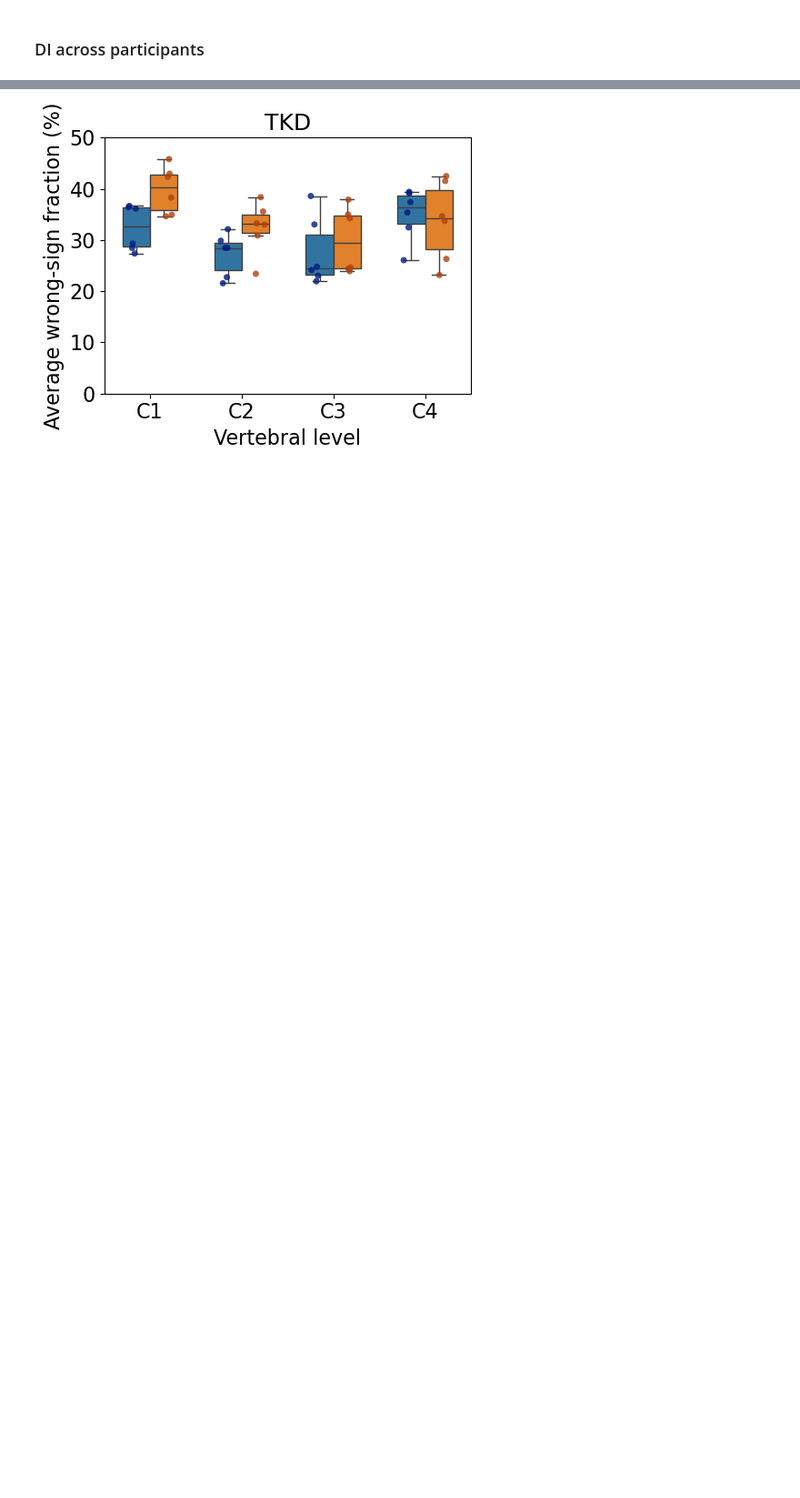
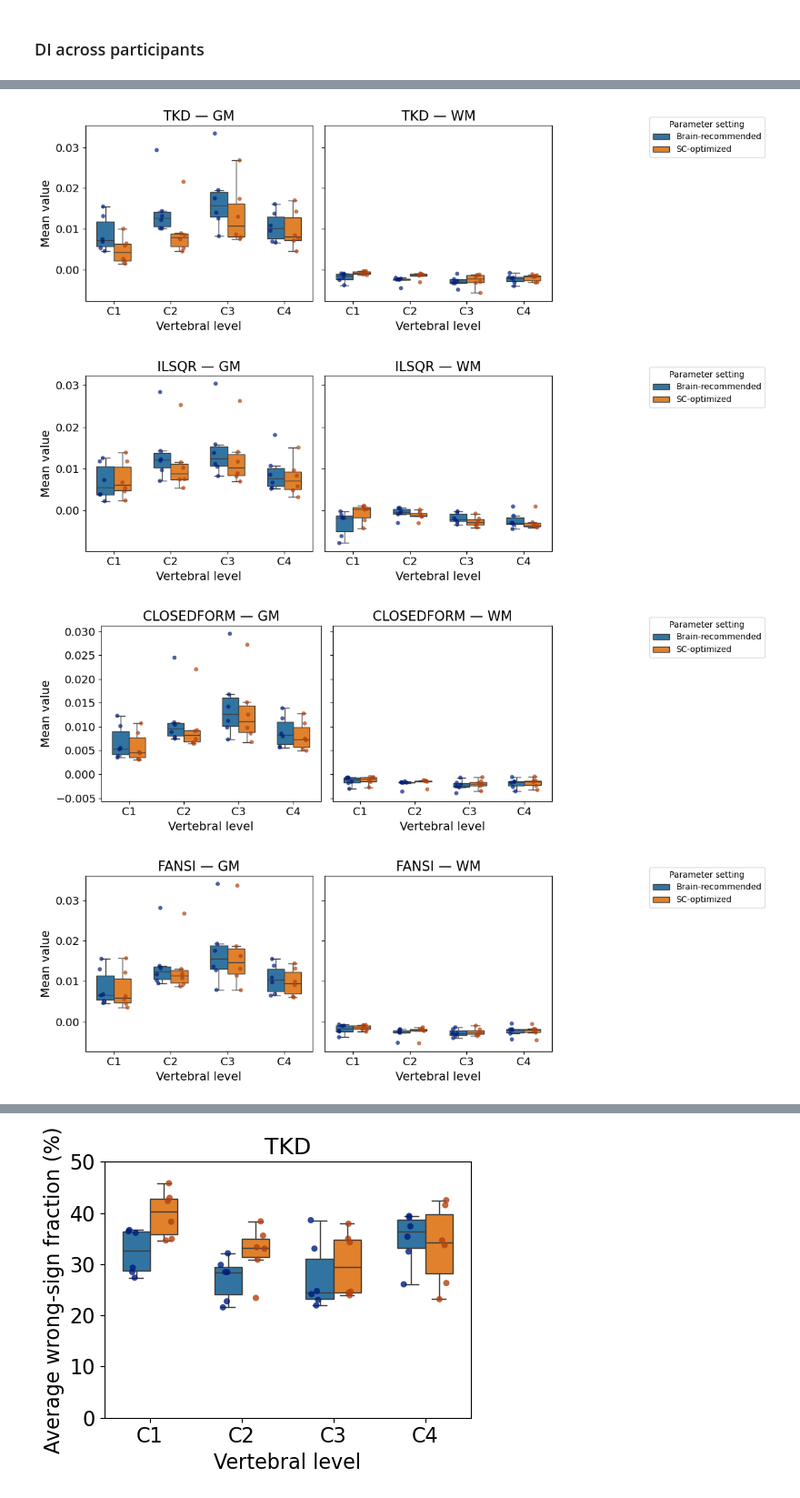
Before and after one commit to sriosq/Image-processing-strategies, a Jupyter notebook: qsm_testing/chi_mapping_metric_analysis.ipynb, the cells around one changed output, grey strips where cells are left out. Shown at 91% size. Cells and saved outputs as stored; diff of their text form; code cells hidden in the pictures; blank space fills up the shorter version.

Commit message:
statistical analysis of BGFR and DI in-vivo

```diff
--- a/qsm_testing/chi_mapping_metric_analysis.ipynb
+++ b/qsm_testing/chi_mapping_metric_analysis.ipynb
@@ -1039,6 +1039,6 @@ grouped_by_mean["iqr"] = grouped_by_mean["q3"] - grouped_by_mean["q1"]
 # %%
-for algo in df["algorithm"].unique():
-    sub = df[df["algorithm"] == algo]
+for algo in bgfr_df["algorithm"].unique():
+    sub = bgfr_df[bgfr_df["algorithm"] == algo]
 
     fig, ax = plt.subplots(figsize=(5,4))
 
@@ -1207,3 +1207,10 @@ for algo in combined_plot_df["algorithm"].unique():
 [figure]
 [figure]
 [figure]
+# %%
+subj_wcnr = (
+    bgfr_df.groupby(["subject", "algorithm", "config"])["final_metric"]
+    .mean()
+    .reset_index()
+)
+print(subj_wcnr)
@@ -1301,0 +1434,67 @@ for algo in df["algorithm"].unique():
+# %%
+hue_order = ["Brain-recommended", "SC-optimized"]
+
+for algo in plot_di_df["algorithm"].unique():
+    sub = plot_di_df[plot_di_df["algorithm"] == algo]
+
+    fig, axes = plt.subplots(1, 2, figsize=(10, 4), sharey=True)
+
+    order = ["C1", "C2", "C3", "C4"]
+    order = [v for v in order if v in sub["vertebrae"].unique()]
+
+    for ax, tissue in zip(axes, ["GM", "WM"]):
+        sub_tissue = sub[sub["tissue"] == tissue]
+
+        sns.boxplot(
+            data=sub_tissue,
+            x="vertebrae",
+            y="mean_value",
+            hue="config",
+            hue_order=hue_order,
+            order=order,
+            palette="tab10",
+            showfliers=False,
+            width=0.6,
+            ax=ax
+        )
+
+        sns.stripplot(
+            data=sub_tissue,
+            x="vertebrae",
+            y="mean_value",
+            hue="config",
+            hue_order=hue_order,
+            order=order,
+            dodge=True,
+            palette="dark",
+            alpha=0.7,
+            size=5,
+            ax=ax
+        )
+
+        # Remove duplicated legends
+        if ax.get_legend() is not None:
+            ax.get_legend().remove()
+
+        ax.set_title(f"{algo} — {tissue}", fontsize=16)
+        ax.set_xlabel("Vertebral level", fontsize=14)
+        ax.set_ylabel("Mean value" if tissue == "GM" else "", fontsize=14)
+        ax.tick_params(axis="both", labelsize=13)
+
+    # One legend for whole figure
+    handles, labels = axes[0].get_legend_handles_labels()
+    fig.legend(
+        handles[:len(hue_order)],
+        labels[:len(hue_order)],
+        title="Parameter setting",
+        bbox_to_anchor=(1.02, 0.95),
+        loc="upper left"
+    )
+
+    plt.tight_layout(rect=[0, 0, 0.88, 1])
+    plt.show()
+# %% [output]
+[figure, added]
+[figure, added]
+[figure, added]
+[figure, added]
```
Also changed, not shown: parts of 19 cells of this notebook, 1 other file.
